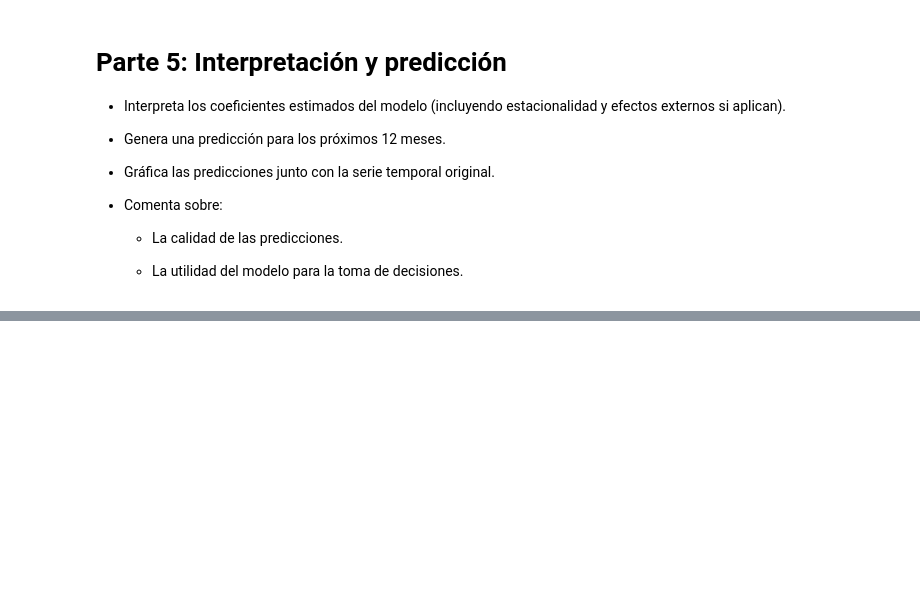
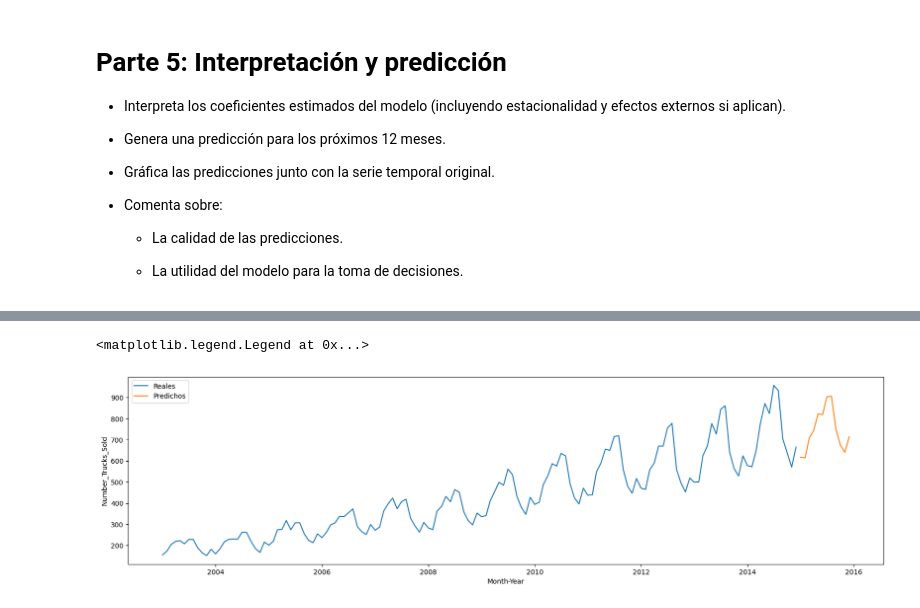
Before and after one commit to apelsito/laboratorio-modulo9-leccion02-series-temporales-sarima, a Jupyter notebook: jupyter/laboratorio-modulo9-leccion02-series-temporales-sarima.ipynb, the cells around one changed output, grey strips where cells are left out. Cells and saved outputs as stored; diff of their text form; code cells hidden in the pictures; blank space fills up the shorter version.

```diff
--- a/jupyter/laboratorio-modulo9-leccion02-series-temporales-sarima.ipynb
+++ b/jupyter/laboratorio-modulo9-leccion02-series-temporales-sarima.ipynb
@@ -261,0 +248,2 @@ y_test = df_c.iloc[-datos_test:]
+# %%
+df_c = df_c.asfreq("MS")
@@ -310,0 +331,10 @@ ValueError: Invalid model: moving average lag(s) {np.int64(8)} are in both the s
+# %%
+mejor_modelo_sarima = SARIMAX(
+    y_train,
+    order = (4,1,7),
+    seasonal_order= (1,1,1,12)).fit()
+
+pred_y_test = mejor_modelo_sarima.predict(start= len(df),end = len(df) + 11)
+pred_y_test = pd.DataFrame(pred_y_test)
+
+pred_y_test
@@ -310,0 +356,8 @@ ValueError: Invalid model: moving average lag(s) {np.int64(8)} are in both the s
+# %%
+plt.figure(figsize=(20,5))
+sns.lineplot(x= df_c.index, y=df_c["Number_Trucks_Sold"],label="Reales")
+sns.lineplot(x= pred_y_test.index, y=pred_y_test["predicted_mean"],label="Predichos")
+plt.legend()
+# %% [output]
+<matplotlib.legend.Legend at 0x...>
+[figure, added]
```
Also changed, not shown: parts of 11 cells of this notebook.
